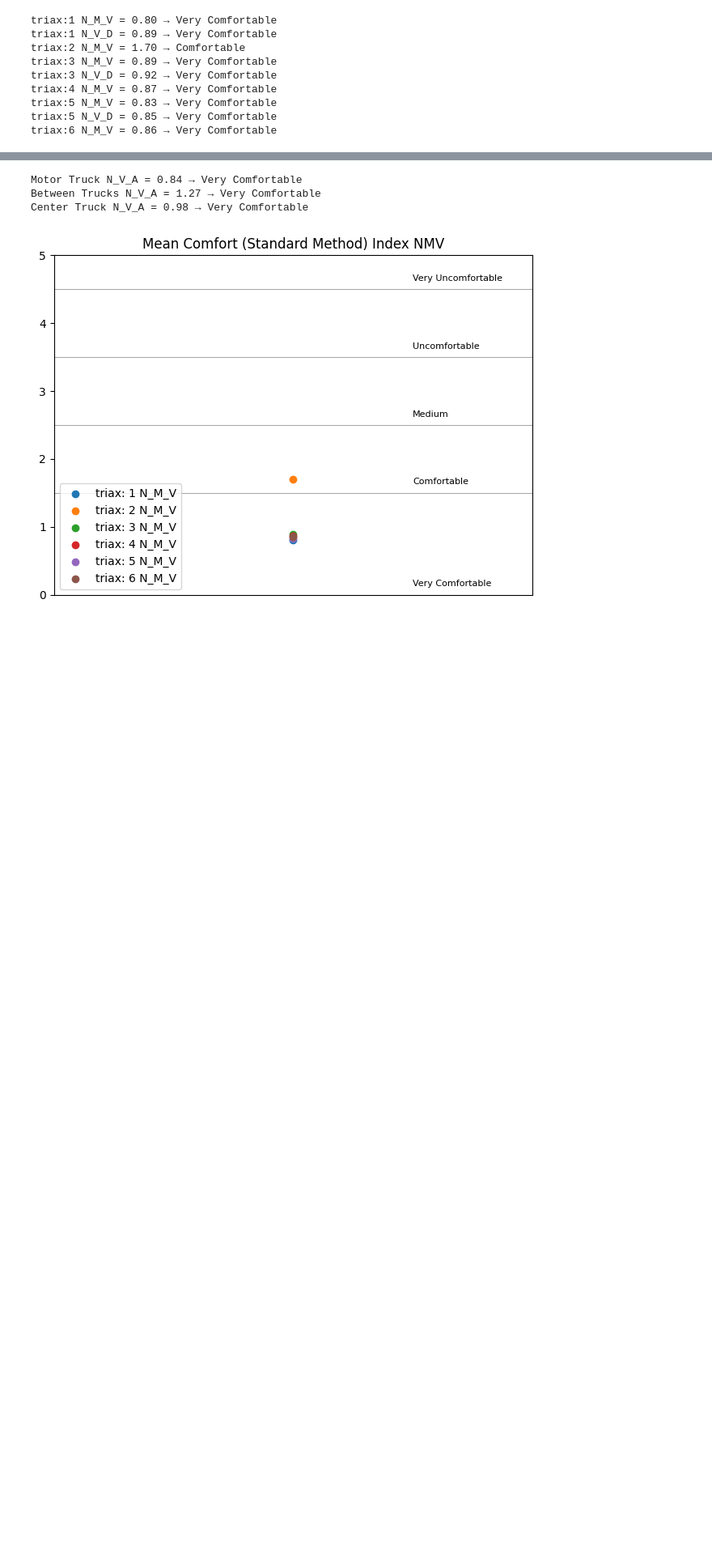
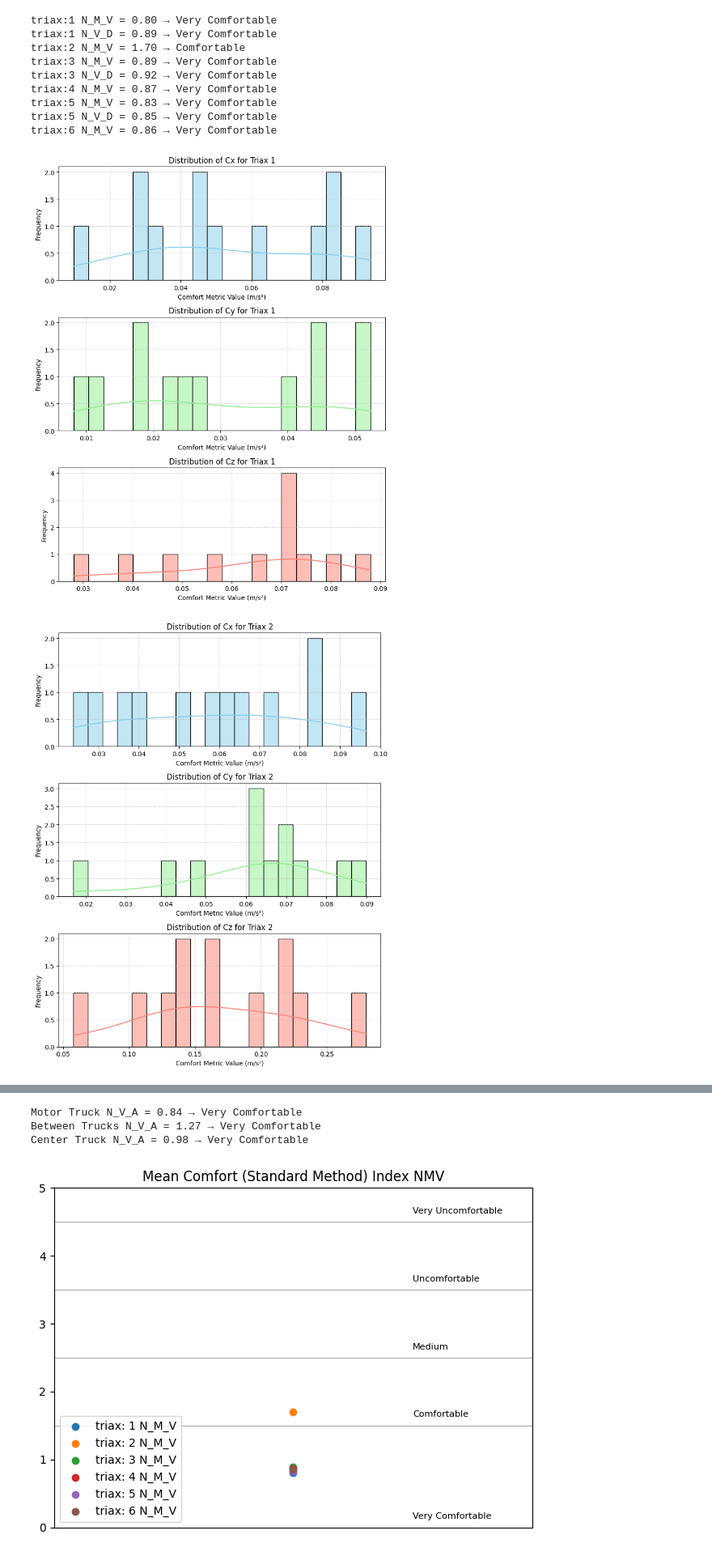
Before and after one commit to credwood/ride_comfort, a Jupyter notebook: calculations.ipynb, the cells around one changed output, grey strips where cells are left out. Shown at 81% size. Drawn from its saved outputs; the diff is of its cells as text; code cells hidden in the pictures; blank space fills up the shorter version.

Commit message:
histograms for Continuous Comfort

```diff
--- a/calculations.ipynb
+++ b/calculations.ipynb
@@ -119,3 +120,13 @@ triax:4 N_M_V = 0.87 → Very Comfortable
 triax:5 N_M_V = 0.83 → Very Comfortable
 triax:5 N_V_D = 0.85 → Very Comfortable
 triax:6 N_M_V = 0.86 → Very Comfortable
+# %%
+for triax in range(1, 7):
+    if triaxes_metrics[str(triax)]["N_MV"] is None:
+        continue
+    plot_distributions(triaxes_metrics[str(triax)]["Cx"],
+                       triaxes_metrics[str(triax)]["Cy"],
+                       triaxes_metrics[str(triax)]["Cz"], triax=triax)
+# %% [output]
+[figure, added]
+[figure, added]
```
Also changed, not shown: parts of 2 cells of this notebook, 1 other file.
